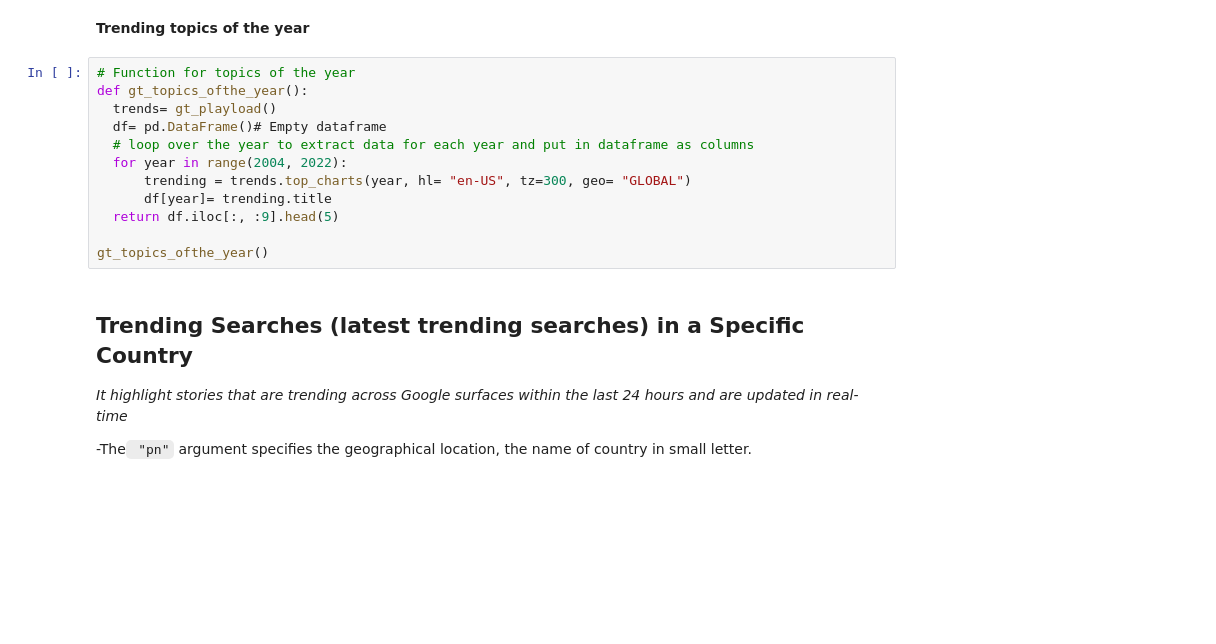
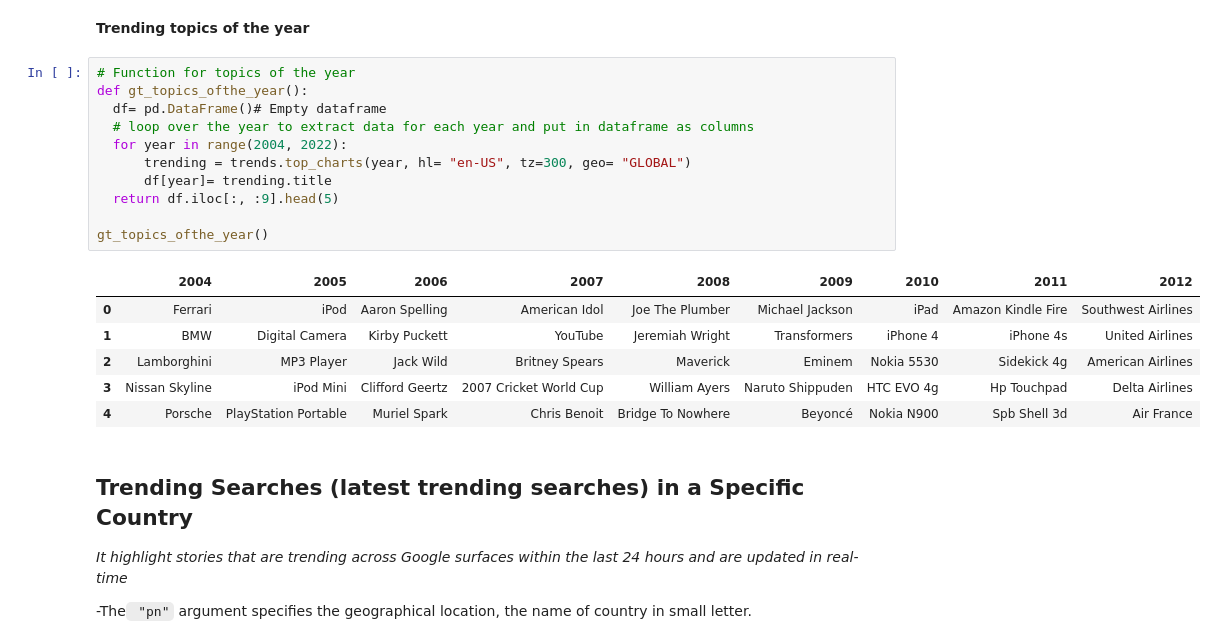
Before and after one commit to mrchapagain/GoogleTrendAnalytics, a Jupyter notebook: GoogleTrends.ipynb, the cells around one changed output. Saved outputs shown, nothing was run; the diff lists cells and outputs as text; blank space fills up the shorter version.

```diff
--- a/GoogleTrends.ipynb
+++ b/GoogleTrends.ipynb
@@ -353,15 +353,21 @@ wordcloud_plot(releted_queries.iloc[:, 0:2], f'Word-cloud of releted queries for
 # %%
 # Function for topics of the year
 def gt_topics_ofthe_year():
-  trends= gt_playload()
   df= pd.DataFrame()# Empty dataframe
   # loop over the year to extract data for each year and put in dataframe as columns
   for year in range(2004, 2022):
       trending = trends.top_charts(year, hl= "en-US", tz=300, geo= "GLOBAL")
       df[year]= trending.title
   return df.iloc[:, :9].head(5)
 
 gt_topics_ofthe_year()
+# %% [output]
+|  | 2004 | 2005 | 2006 | 2007 | 2008 | 2009 | 2010 | 2011 | 2012 |
+| 0 | Ferrari | iPod | Aaron Spelling | American Idol | Joe The Plumber | Michael Jackson | iPad | Amazon Kindle Fire | Southwest Airlines |
+| 1 | BMW | Digital Camera | Kirby Puckett | YouTube | Jeremiah Wright | Transformers | iPhone 4 | iPhone 4s | United Airlines |
+| 2 | Lamborghini | MP3 Player | Jack Wild | Britney Spears | Maverick | Eminem | Nokia 5530 | Sidekick 4g | American Airlines |
+| 3 | Nissan Skyline | iPod Mini | Clifford Geertz | 2007 Cricket World Cup | William Ayers | Naruto Shippuden | HTC EVO 4g | Hp Touchpad | Delta Airlines |
+| 4 | Porsche | PlayStation Portable | Muriel Spark | Chris Benoit | Bridge To Nowhere | Beyoncé | Nokia N900 | Spb Shell 3d | Air France |
 # %% [markdown]
 **Trending Searches (latest trending searches) in a Specific Country**
 ---
```
Also changed, not shown: parts of 2 cells of this notebook.
